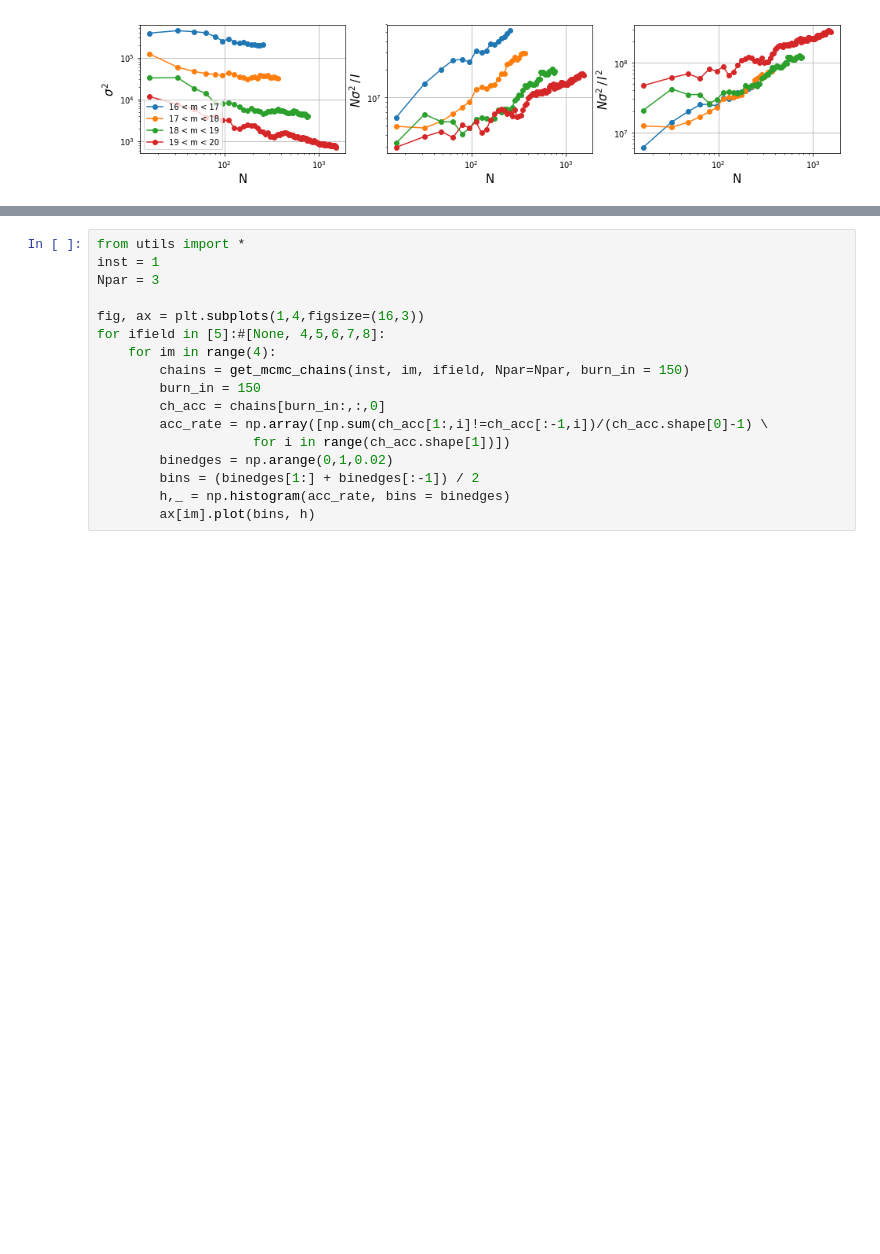
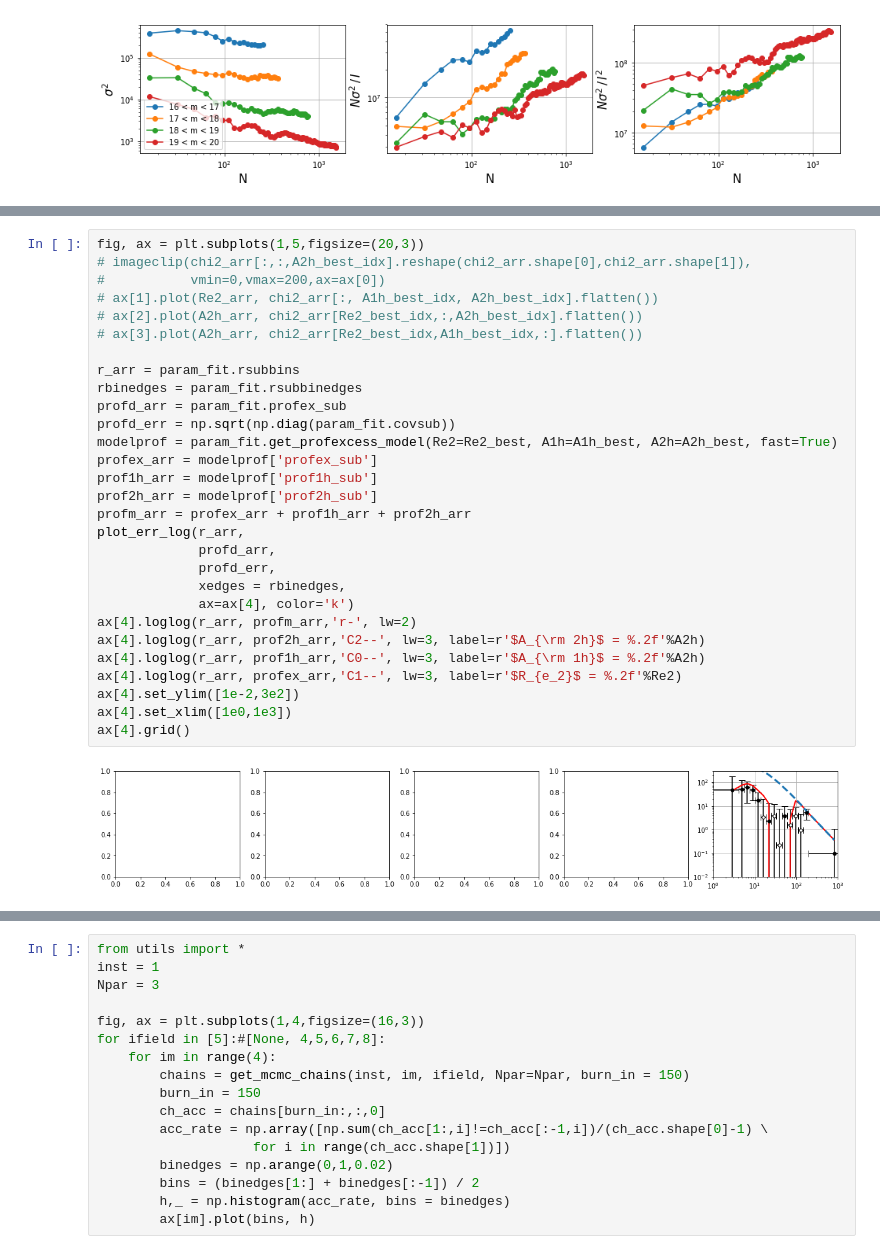
Before and after one commit to yuntingcheng/python_ciber, a Jupyter notebook: stack_modelfit/Untitled.ipynb, the cells around one changed output, grey strips where cells are left out. Cells and saved outputs as stored; diff of their text form; blank space fills up the shorter version.

```diff
--- a/stack_modelfit/Untitled.ipynb
+++ b/stack_modelfit/Untitled.ipynb
@@ -362,0 +410,31 @@ imageclip(chi2_mat[:7,:7], ax=ax[2])
+# %%
+fig, ax = plt.subplots(1,5,figsize=(20,3))
+# imageclip(chi2_arr[:,:,A2h_best_idx].reshape(chi2_arr.shape[0],chi2_arr.shape[1]),
+#           vmin=0,vmax=200,ax=ax[0])
+# ax[1].plot(Re2_arr, chi2_arr[:, A1h_best_idx, A2h_best_idx].flatten())
+# ax[2].plot(A2h_arr, chi2_arr[Re2_best_idx,:,A2h_best_idx].flatten())
+# ax[3].plot(A2h_arr, chi2_arr[Re2_best_idx,A1h_best_idx,:].flatten())
+
+r_arr = param_fit.rsubbins
+rbinedges = param_fit.rsubbinedges
+profd_arr = param_fit.profex_sub
+profd_err = np.sqrt(np.diag(param_fit.covsub))
+modelprof = param_fit.get_profexcess_model(Re2=Re2_best, A1h=A1h_best, A2h=A2h_best, fast=True)
+profex_arr = modelprof['profex_sub']
+prof1h_arr = modelprof['prof1h_sub']
+prof2h_arr = modelprof['prof2h_sub']
+profm_arr = profex_arr + prof1h_arr + prof2h_arr
+plot_err_log(r_arr,
+             profd_arr,
+             profd_err,
+             xedges = rbinedges,
+             ax=ax[4], color='k')
+ax[4].loglog(r_arr, profm_arr,'r-', lw=2)
+ax[4].loglog(r_arr, prof2h_arr,'C2--', lw=3, label=r'$A_{\rm 2h}$ = %.2f'%A2h)
+ax[4].loglog(r_arr, prof1h_arr,'C0--', lw=3, label=r'$A_{\rm 1h}$ = %.2f'%A2h)
+ax[4].loglog(r_arr, profex_arr,'C1--', lw=3, label=r'$R_{e_2}$ = %.2f'%Re2)
+ax[4].set_ylim([1e-2,3e2])
+ax[4].set_xlim([1e0,1e3])
+ax[4].grid()
+# %% [output]
+[figure, added]
```
Also changed, not shown: parts of 16 cells of this notebook, 2 other files.
